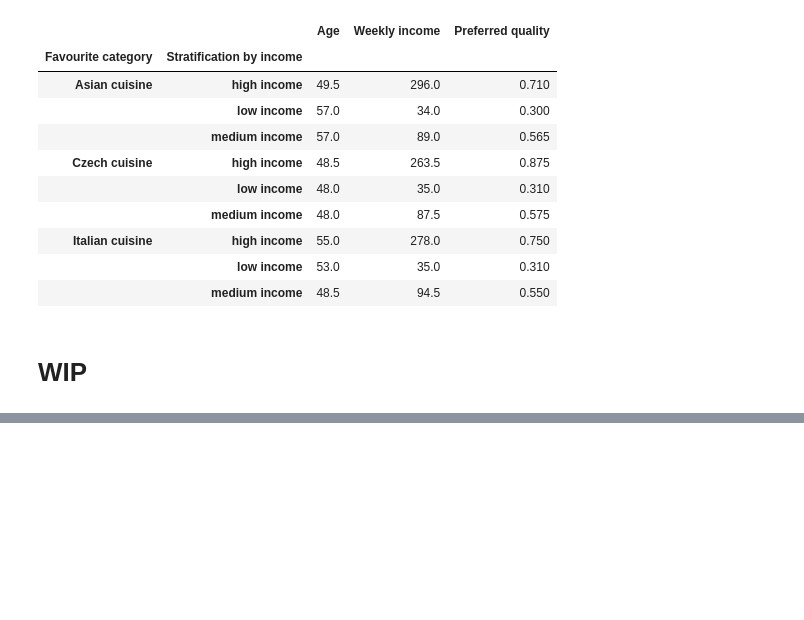
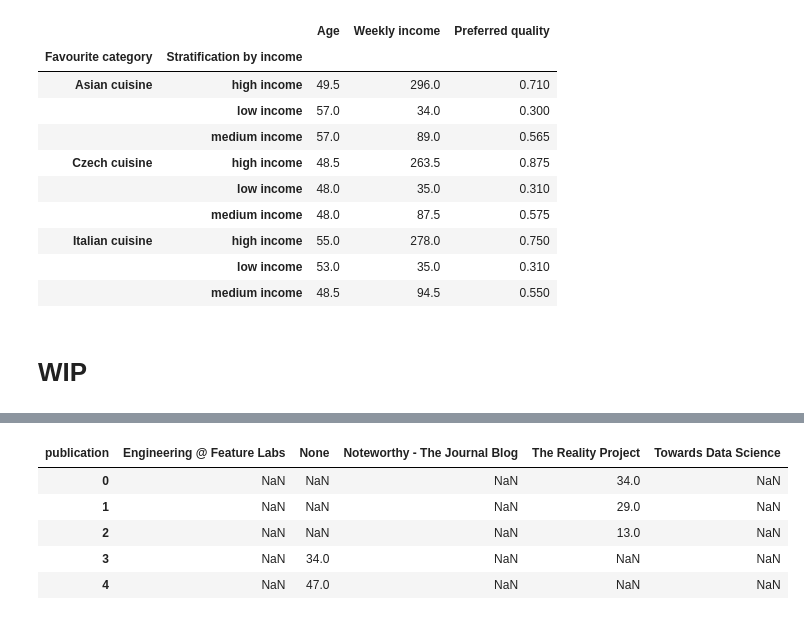
Before and after one commit to utikpuhlik/minimum, a Jupyter notebook: main.ipynb, the cells around one changed output, grey strips where cells are left out. Drawn from its saved outputs; the diff is of its cells as text; code cells hidden in the pictures; blank space fills up the shorter version.

```diff
--- a/main.ipynb
+++ b/main.ipynb
@@ -219,0 +234,10 @@ it['MON 16-24h'].value_counts().reset_index().transpose()
+# %%
+df2 = df.pivot(columns="publication", values="fans")
+df2.head()
+# %% [output]
+| publication | Engineering @ Feature Labs | None | Noteworthy - The Journal Blog | The Reality Project | Towards Data Science |
+| 0 | NaN | NaN | NaN | 34.0 | NaN |
+| 1 | NaN | NaN | NaN | 29.0 | NaN |
+| 2 | NaN | NaN | NaN | 13.0 | NaN |
+| 3 | NaN | 34.0 | NaN | NaN | NaN |
+| 4 | NaN | 47.0 | NaN | NaN | NaN |
```
Also changed, not shown: parts of 6 cells of this notebook.
